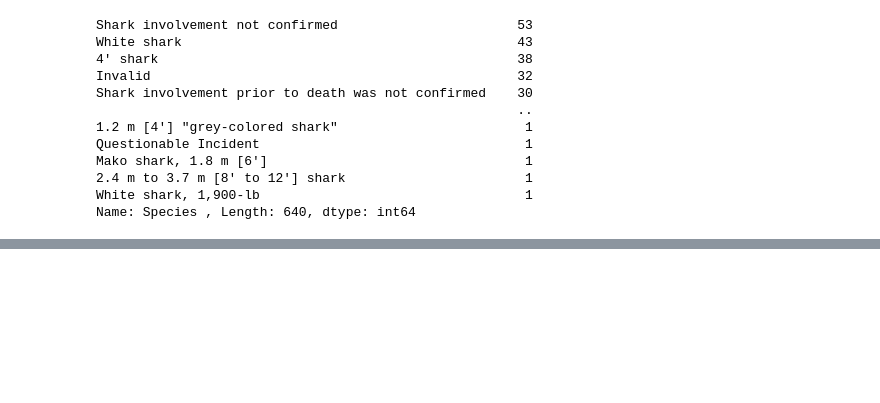
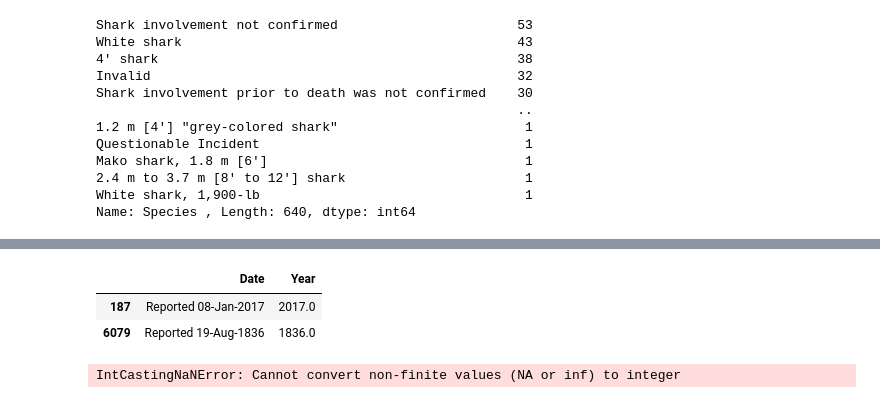
Before and after one commit to patrick-S-DS/Shark-Attack, a Jupyter notebook: shark-Attack.ipynb, the cells around one changed output, grey strips where cells are left out. Saved outputs shown, nothing was run; the diff lists cells and outputs as text; code cells hidden in the pictures; blank space fills up the shorter version.

```diff
--- a/shark-Attack.ipynb
+++ b/shark-Attack.ipynb
@@ -200,0 +228,10 @@ Name: Species , Length: 640, dtype: int64
+# %%
+dados.iloc[[187, 6079],[1,2]]
+# %% [output]
+|  | Date | Year |
+| 187 | Reported 08-Jan-2017 | 2017.0 |
+| 6079 | Reported 19-Aug-1836 | 1836.0 |
+# %%
+dados['Yaer'] = dados['Year'].astype("int")
+# %% [output]
+IntCastingNaNError: Cannot convert non-finite values (NA or inf) to integer
```
Also changed, not shown: parts of 9 cells of this notebook.
